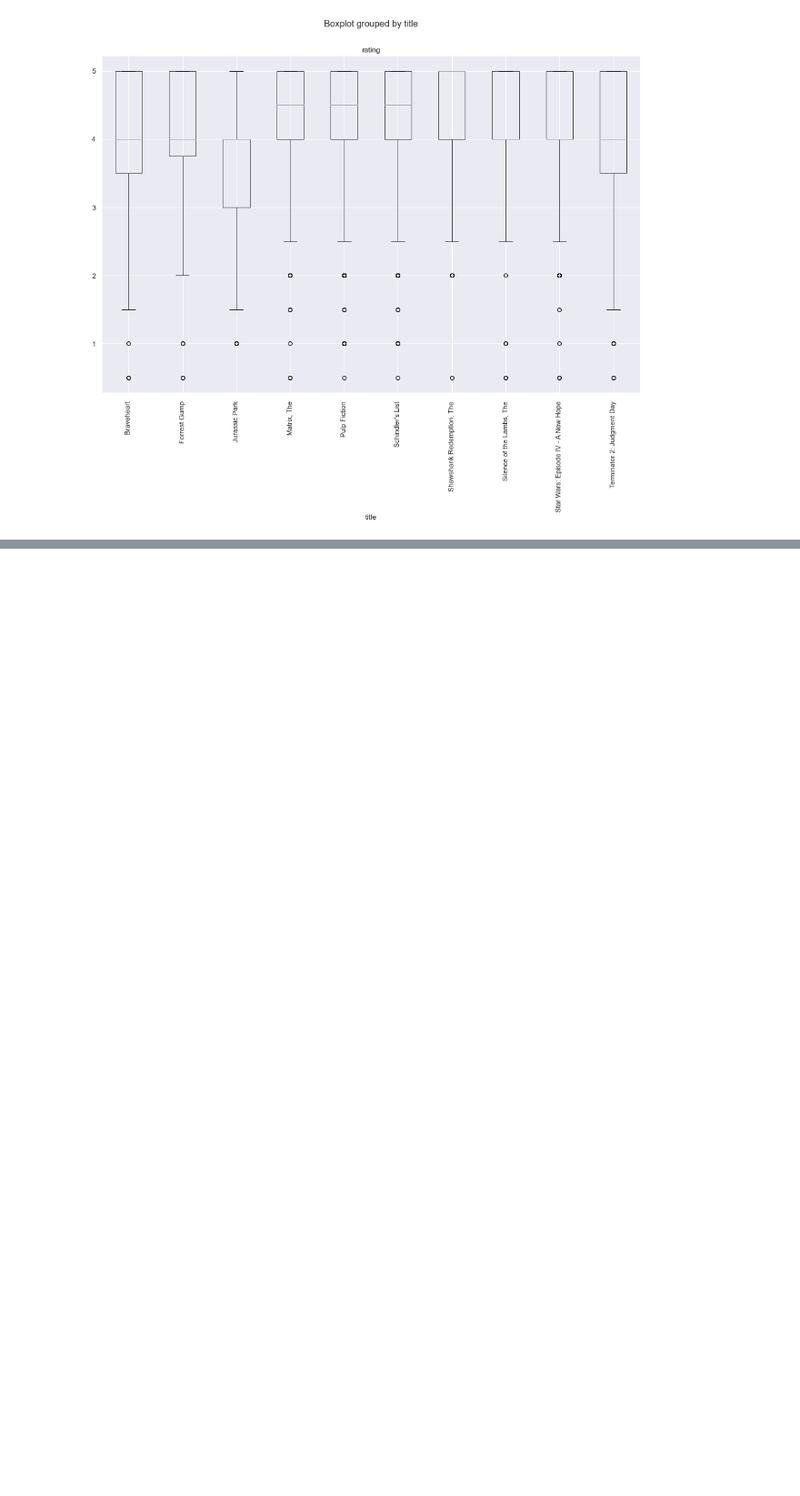
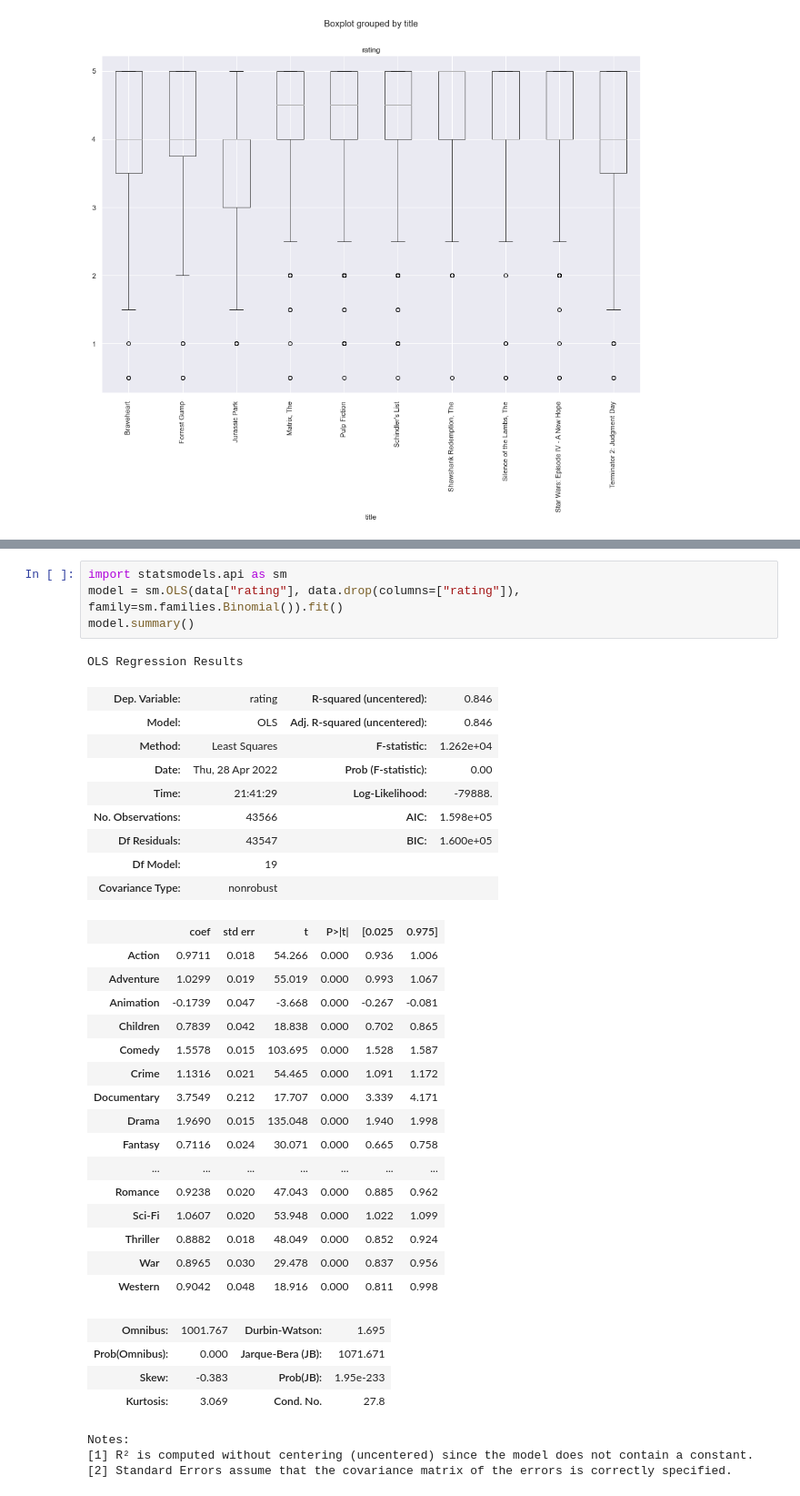
Before and after one commit to bhavesh-20/Movie-Data-Analysis, a Jupyter notebook: Project_G01.ipynb, the cells around one changed output, grey strips where cells are left out. Shown at 91% size. Saved outputs shown, nothing was run; the diff lists cells and outputs as text; blank space fills up the shorter version.

```diff
--- a/Project_G01.ipynb
+++ b/Project_G01.ipynb
@@ -490,0 +503,38 @@ plt.xticks(rotation=90)
+# %%
+import statsmodels.api as sm
+model = sm.OLS(data["rating"], data.drop(columns=["rating"]), family=sm.families.Binomial()).fit()
+model.summary()
+# %% [output]
+OLS Regression Results
+| Dep. Variable: | rating | R-squared (uncentered): | 0.846 |
+| Model: | OLS | Adj. R-squared (uncentered): | 0.846 |
+| Method: | Least Squares | F-statistic: | 1.262e+04 |
+| Date: | Thu, 28 Apr 2022 | Prob (F-statistic): | 0.00 |
+| Time: | 21:41:29 | Log-Likelihood: | -79888. |
+| No. Observations: | 43566 | AIC: | 1.598e+05 |
+| Df Residuals: | 43547 | BIC: | 1.600e+05 |
+| Df Model: | 19 |  |  |
+| Covariance Type: | nonrobust |  |  |
+|  | coef | std err | t | P>|t| | [0.025 | 0.975] |
+| Action | 0.9711 | 0.018 | 54.266 | 0.000 | 0.936 | 1.006 |
+| Adventure | 1.0299 | 0.019 | 55.019 | 0.000 | 0.993 | 1.067 |
+| Animation | -0.1739 | 0.047 | -3.668 | 0.000 | -0.267 | -0.081 |
+| Children | 0.7839 | 0.042 | 18.838 | 0.000 | 0.702 | 0.865 |
+| Comedy | 1.5578 | 0.015 | 103.695 | 0.000 | 1.528 | 1.587 |
+| Crime | 1.1316 | 0.021 | 54.465 | 0.000 | 1.091 | 1.172 |
+| Documentary | 3.7549 | 0.212 | 17.707 | 0.000 | 3.339 | 4.171 |
+| Drama | 1.9690 | 0.015 | 135.048 | 0.000 | 1.940 | 1.998 |
+| Fantasy | 0.7116 | 0.024 | 30.071 | 0.000 | 0.665 | 0.758 |
+| ... | ... | ... | ... | ... | ... | ... |
+| Romance | 0.9238 | 0.020 | 47.043 | 0.000 | 0.885 | 0.962 |
+| Sci-Fi | 1.0607 | 0.020 | 53.948 | 0.000 | 1.022 | 1.099 |
+| Thriller | 0.8882 | 0.018 | 48.049 | 0.000 | 0.852 | 0.924 |
+| War | 0.8965 | 0.030 | 29.478 | 0.000 | 0.837 | 0.956 |
+| Western | 0.9042 | 0.048 | 18.916 | 0.000 | 0.811 | 0.998 |
+| Omnibus: | 1001.767 | Durbin-Watson: | 1.695 |
+| Prob(Omnibus): | 0.000 | Jarque-Bera (JB): | 1071.671 |
+| Skew: | -0.383 | Prob(JB): | 1.95e-233 |
+| Kurtosis: | 3.069 | Cond. No. | 27.8 |
+Notes:
+[1] R² is computed without centering (uncentered) since the model does not contain a constant.
+[2] Standard Errors assume that the covariance matrix of the errors is correctly specified.
```
Also changed, not shown: parts of 4 cells of this notebook, 1 other file.
